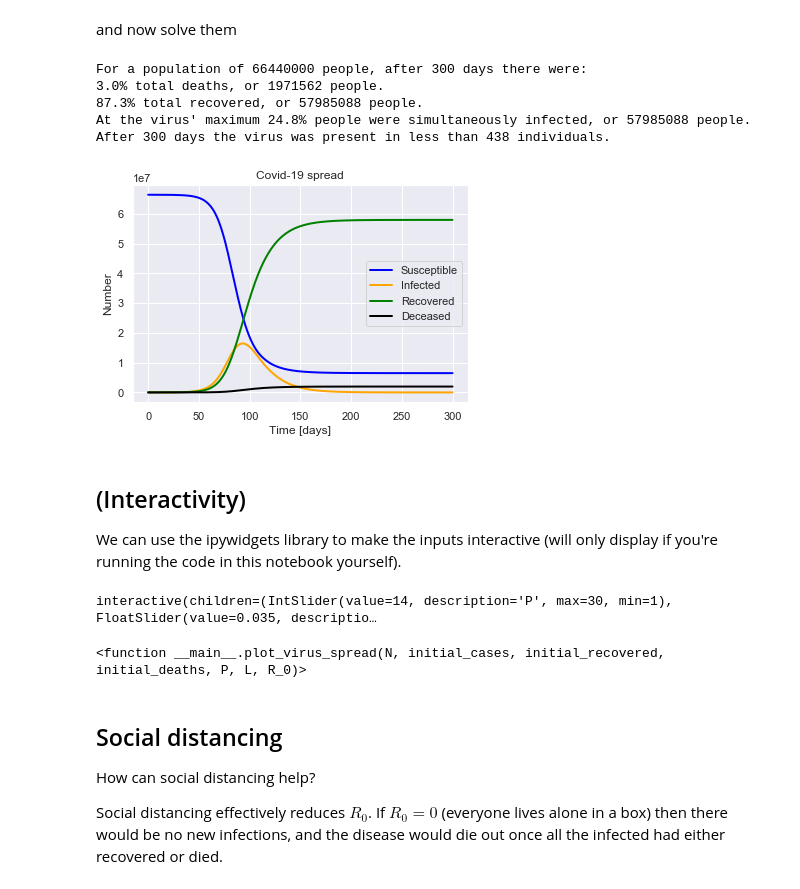
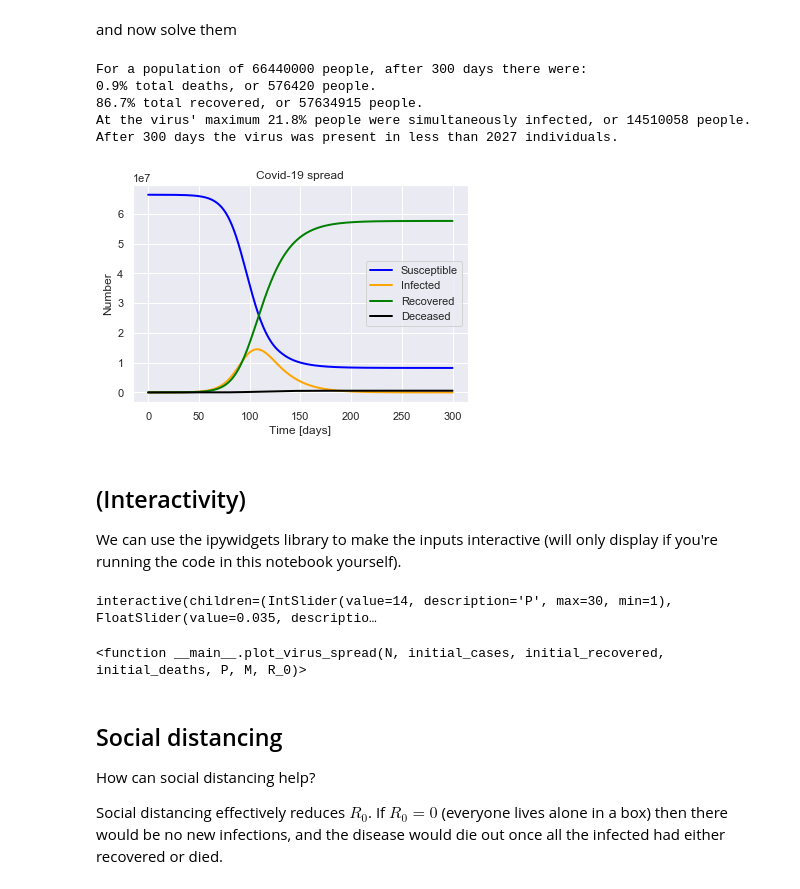
Before and after one commit to TomNicholas/coronavirus, a Jupyter notebook: covid-19_model.ipynb, the cells around one changed output. Cells and saved outputs as stored; diff of their text form; code cells hidden in the pictures.

```diff
--- a/covid-19_model.ipynb
+++ b/covid-19_model.ipynb
@@ -88,6 +92,6 @@ recovered = 65
 # %%
-R_0 = 2.6  # Basic Reproductive Rate [people]
-L = 0.034  # Case Fatality Rate [fraction]
+R_0 = 2.4  # Basic Reproductive Rate [people]
+M = 0.01   # Mortality ratio [fraction]
 P = 14     # Average infectious period [days] (should really be split up by case severity)
 # %%
 from scipy.integrate import solve_ivp
@@ -119,7 +123,7 @@ def SIRD_eqns(t, y, lamb, gamma, mu):
 set up the initial conditions and coefficients
 # %%
 def setup(N, cases, recovered, deaths,
-          P, L, R_0):
+          P, M, R_0):
 
     # Compute initial values
     R0 = recovered/N
@@ -130,7 +134,7 @@ def setup(N, cases, recovered, deaths,
 
     # Compute coefficients
     gamma = 1 / P
-    mu = gamma * L
+    mu = gamma * M
     lamb = R_0 * (gamma + mu)
 
     return initial, lamb, gamma, mu
@@ -138,10 +142,10 @@ def setup(N, cases, recovered, deaths,
 and now solve them
 # %%
 def solve(eqns, N, cases, recovered, deaths,
-          P, L, R_0, *extra_args, tf=300):
+          P, M, R_0, *extra_args, tf=300):
 
     initial, lamb, gamma, mu = setup(N, cases, recovered, deaths,
-                                     P, L, R_0)
+                                     P, M, R_0)
 
     t_span = (0, tf)  # tf is number of days to run simulation for, defaulting to 300
 
@@ -173,20 +177,20 @@ def plot_SIRD_solution(soln, N):
     return ax
 # %%
 def plot_virus_spread(N, initial_cases, initial_recovered, initial_deaths,
-                      P, L, R_0):
+                      P, M, R_0):
     soln = solve(SIRD_eqns, N, initial_cases, initial_recovered, initial_deaths,
-                 P, L, R_0)
+                 P, M, R_0)
     plot_SIRD_solution(soln, N)
     plt.show()
 # %%
-plot_virus_spread(N, cases, recovered, deaths, P, L, R_0)
+plot_virus_spread(N, cases, recovered, deaths, P, M, R_0)
 # %% [output]
 For a population of 66440000 people, after 300 days there were:
-3.0% total deaths, or 1971562 people.
-87.3% total recovered, or 57985088 people.
-At the virus' maximum 24.8% people were simultaneously infected, or 57985088 people.
-After 300 days the virus was present in less than 438 individuals.
+0.9% total deaths, or 576420 people.
+86.7% total recovered, or 57634915 people.
+At the virus' maximum 21.8% people were simultaneously infected, or 14510058 people.
+After 300 days the virus was present in less than 2027 individuals.
-[figure, old version]
+[figure, new version]
 # %% [markdown]
 ## (Interactivity)
 
@@ -202,11 +206,11 @@ L_slider = FloatSlider(min=0.001, max=0.05, step=0.001, value=0.035)
 interact(plot_virus_spread,
          N=fixed(N), initial_cases=fixed(cases),
          initial_recovered=fixed(recovered), initial_deaths=fixed(deaths),
-         P=P_slider, L=L_slider, R_0=R_0_slider,
+         P=P_slider, M=M_slider, R_0=R_0_slider,
          continuous_update=False)
 # %% [output]
 interactive(children=(IntSlider(value=14, description='P', max=30, min=1), FloatSlider(value=0.035, descriptio…
-<function __main__.plot_virus_spread(N, initial_cases, initial_recovered, initial_deaths, P, L, R_0)>
+<function __main__.plot_virus_spread(N, initial_cases, initial_recovered, initial_deaths, P, M, R_0)>
 # %% [markdown]
 ## Social distancing
 
```
Also changed, not shown: parts of 38 cells of this notebook.
